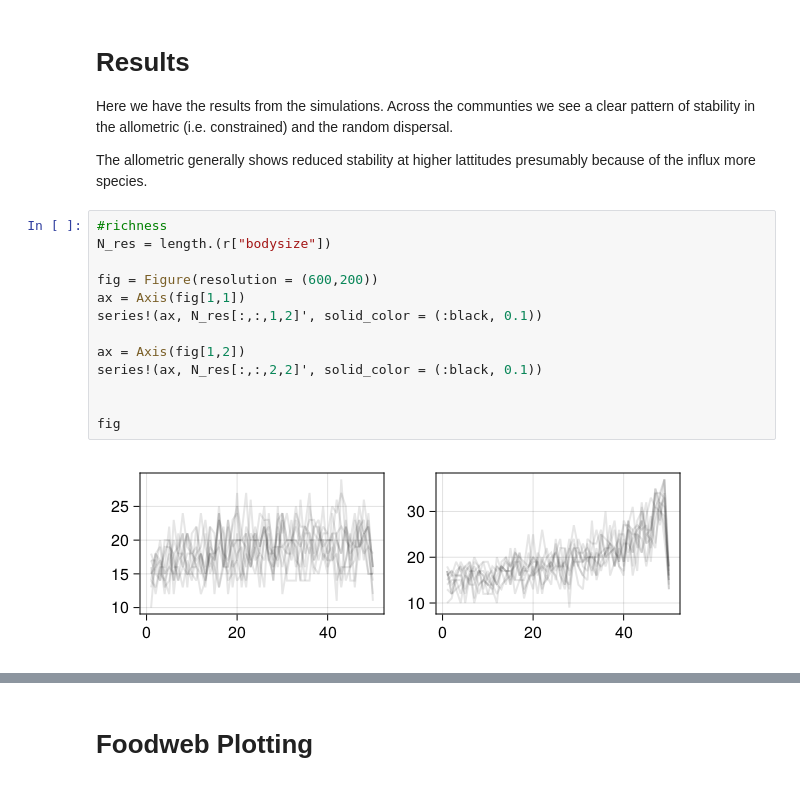
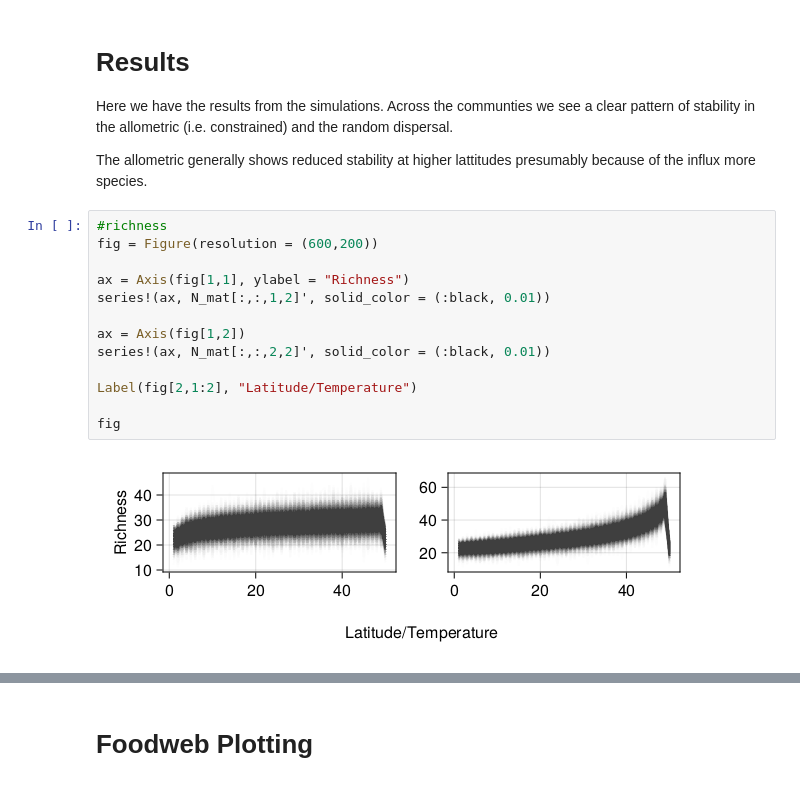
Before and after one commit to CleggTom/TempRanges, a Jupyter notebook: Notebooks/psw_simulations.ipynb, the cells around one changed output, grey strips where cells are left out. Cells and saved outputs as stored; diff of their text form.

```diff
--- a/Notebooks/psw_simulations.ipynb
+++ b/Notebooks/psw_simulations.ipynb
@@ -282,17 +275,17 @@ Here we have the results from the simulations. Across the communties we see a cl
 The allometric generally shows reduced stability at higher lattitudes presumably because of the influx more species.
 # %%
 #richness
-N_res = length.(r["bodysize"])
+fig = Figure(resolution = (600,200))
 
-fig = Figure(resolution = (600,200))
-ax = Axis(fig[1,1])
-series!(ax, N_res[:,:,1,2]', solid_color = (:black, 0.1))
+ax = Axis(fig[1,1], ylabel = "Richness")
+series!(ax, N_mat[:,:,1,2]', solid_color = (:black, 0.01))
 
 ax = Axis(fig[1,2])
-series!(ax, N_res[:,:,2,2]', solid_color = (:black, 0.1))
+series!(ax, N_mat[:,:,2,2]', solid_color = (:black, 0.01))
 
+Label(fig[2,1:2], "Latitude/Temperature")
 
 fig
 # %% [output]
-[figure, old version]
+[figure, new version]
 # %%
```
Also changed, not shown: parts of 29 cells of this notebook, 5 other files.
